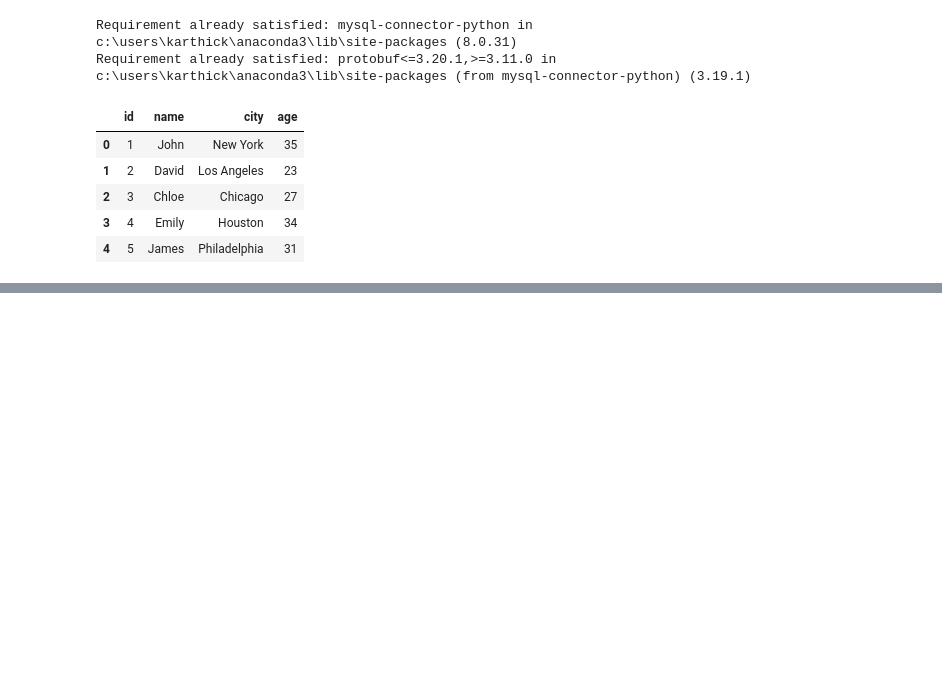
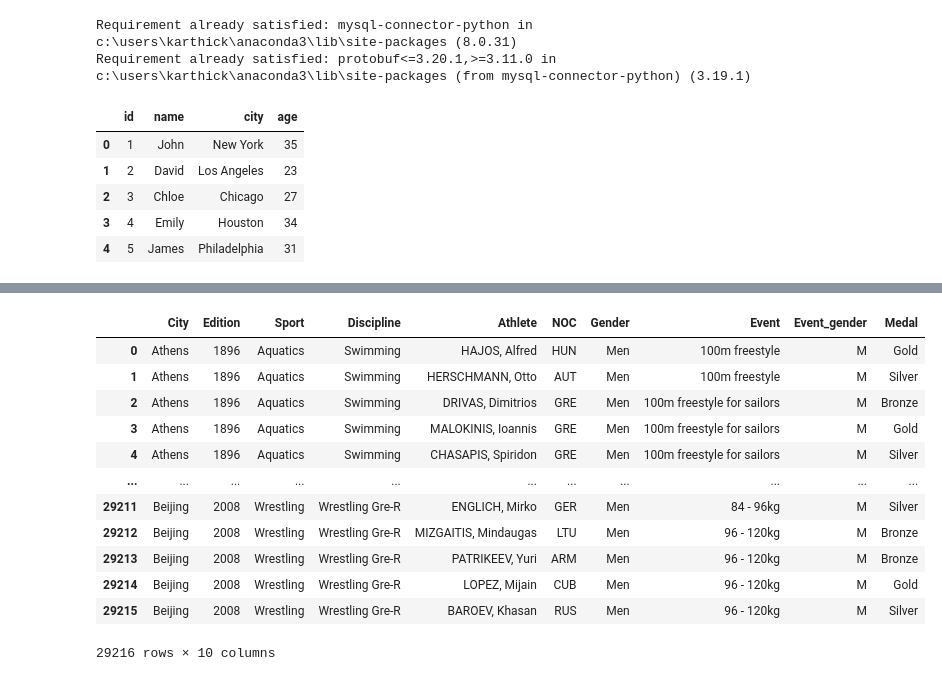
Before and after one commit to Edubridge-karthik/EXL-CHENNAI---8410-and-PUNE-8414-DA--Batch, a Jupyter notebook: EXL-CHENNAI and PUNE- DA/Pandas_lec.ipynb, the cells around one changed output, grey strips where cells are left out. Drawn from its saved outputs; the diff is of its cells as text; code cells hidden in the pictures; blank space fills up the shorter version.

```diff
--- a/EXL-CHENNAI and PUNE- DA/Pandas_lec.ipynb
+++ b/EXL-CHENNAI and PUNE- DA/Pandas_lec.ipynb
@@ -852,0 +994,20 @@ book_df.to_json(r"I:\EduBridge\Data\books.json")
+# %%
+import pandas as pd
+
+# Load a sample DataFrame
+olympic_df = pd.read_csv("https://raw.githubusercontent.com/svkarthik86/Advanced-python/main/olympics.csv",skiprows=4)
+olympic_df
+# %% [output]
+|  | City | Edition | Sport | Discipline | Athlete | NOC | Gender | Event | Event_gender | Medal |
+| 0 | Athens | 1896 | Aquatics | Swimming | HAJOS, Alfred | HUN | Men | 100m freestyle | M | Gold |
+| 1 | Athens | 1896 | Aquatics | Swimming | HERSCHMANN, Otto | AUT | Men | 100m freestyle | M | Silver |
+| 2 | Athens | 1896 | Aquatics | Swimming | DRIVAS, Dimitrios | GRE | Men | 100m freestyle for sailors | M | Bronze |
+| 3 | Athens | 1896 | Aquatics | Swimming | MALOKINIS, Ioannis | GRE | Men | 100m freestyle for sailors | M | Gold |
+| 4 | Athens | 1896 | Aquatics | Swimming | CHASAPIS, Spiridon | GRE | Men | 100m freestyle for sailors | M | Silver |
+| ... | ... | ... | ... | ... | ... | ... | ... | ... | ... | ... |
+| 29211 | Beijing | 2008 | Wrestling | Wrestling Gre-R | ENGLICH, Mirko | GER | Men | 84 - 96kg | M | Silver |
+| 29212 | Beijing | 2008 | Wrestling | Wrestling Gre-R | MIZGAITIS, Mindaugas | LTU | Men | 96 - 120kg | M | Bronze |
+| 29213 | Beijing | 2008 | Wrestling | Wrestling Gre-R | PATRIKEEV, Yuri | ARM | Men | 96 - 120kg | M | Bronze |
+| 29214 | Beijing | 2008 | Wrestling | Wrestling Gre-R | LOPEZ, Mijain | CUB | Men | 96 - 120kg | M | Gold |
+| 29215 | Beijing | 2008 | Wrestling | Wrestling Gre-R | BAROEV, Khasan | RUS | Men | 96 - 120kg | M | Silver |
+29216 rows × 10 columns
```
Also changed, not shown: parts of 86 cells of this notebook.
